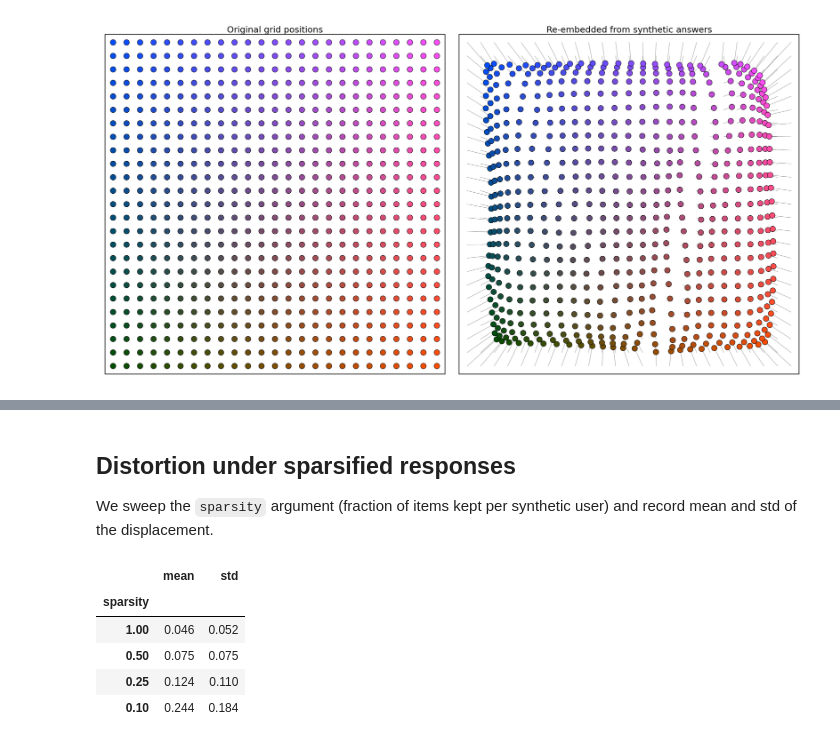
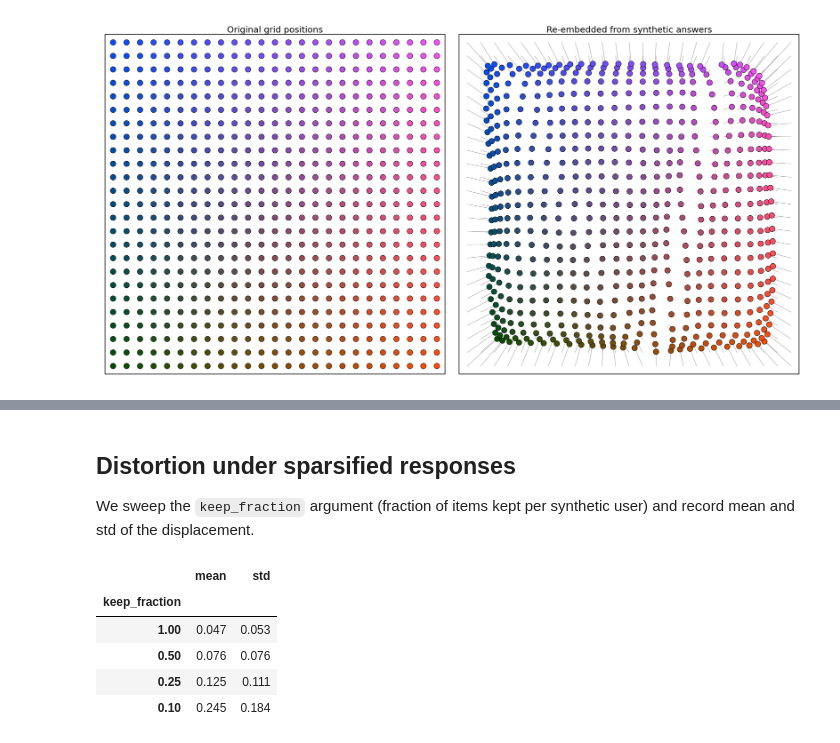
Before and after one commit to fsvbach/IXPLORE, a Jupyter notebook: notebooks/distortion.ipynb, the cells around one changed output, grey strips where cells are left out. Cells and saved outputs as stored; diff of their text form; code cells hidden in the pictures.

```diff
--- a/notebooks/distortion.ipynb
+++ b/notebooks/distortion.ipynb
@@ -89,18 +72,18 @@ plt.show()
 # %% [markdown]
 ## Distortion under sparsified responses
 
-We sweep the `sparsity` argument (fraction of items kept per synthetic user) and record mean and std of the displacement.
+We sweep the `keep_fraction` argument (fraction of items kept per synthetic user) and record mean and std of the displacement.
 # %%
 rows = []
-for sparsity in [1.0, 0.5, 0.25, 0.1]:
-    _, _, m, s = compute_distortion(xplore, resolution=25, sparsity=sparsity)
-    rows.append({'sparsity': sparsity, 'mean': m, 'std': s})
+for keep_fraction in [1.0, 0.5, 0.25, 0.1]:
+    _, _, m, s = compute_distortion(xplore, resolution=25, keep_fraction=keep_fraction)
+    rows.append({'keep_fraction': keep_fraction, 'mean': m, 'std': s})
 
-pd.DataFrame(rows).set_index('sparsity').round(3)
+pd.DataFrame(rows).set_index('keep_fraction').round(3)
 # %% [output]
 |  | mean | std |
-| sparsity |  |  |
-| 1.00 | 0.046 | 0.052 |
-| 0.50 | 0.075 | 0.075 |
-| 0.25 | 0.124 | 0.110 |
-| 0.10 | 0.244 | 0.184 |
+| keep_fraction |  |  |
+| 1.00 | 0.047 | 0.053 |
+| 0.50 | 0.076 | 0.076 |
+| 0.25 | 0.125 | 0.111 |
+| 0.10 | 0.245 | 0.184 |
```
Also changed, not shown: parts of 3 cells of this notebook, 1 other file.
